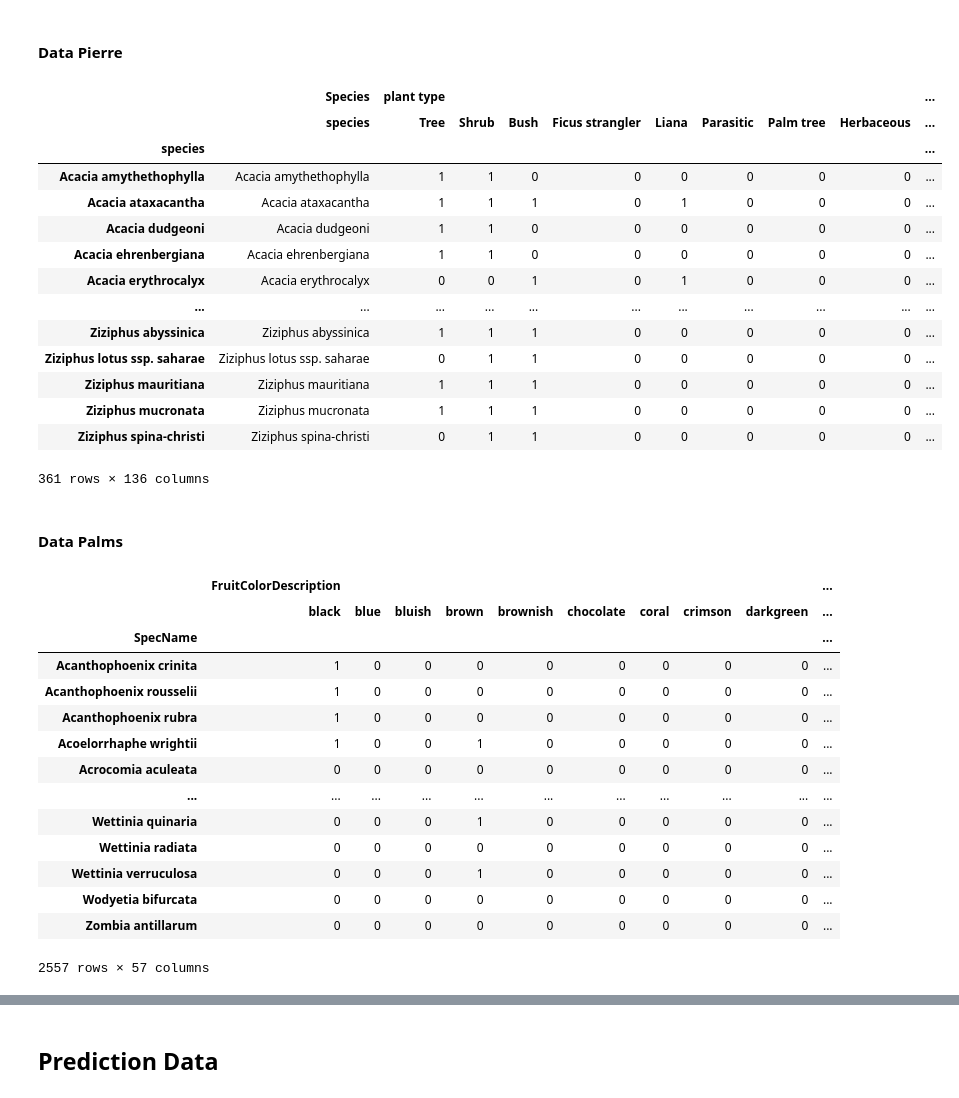
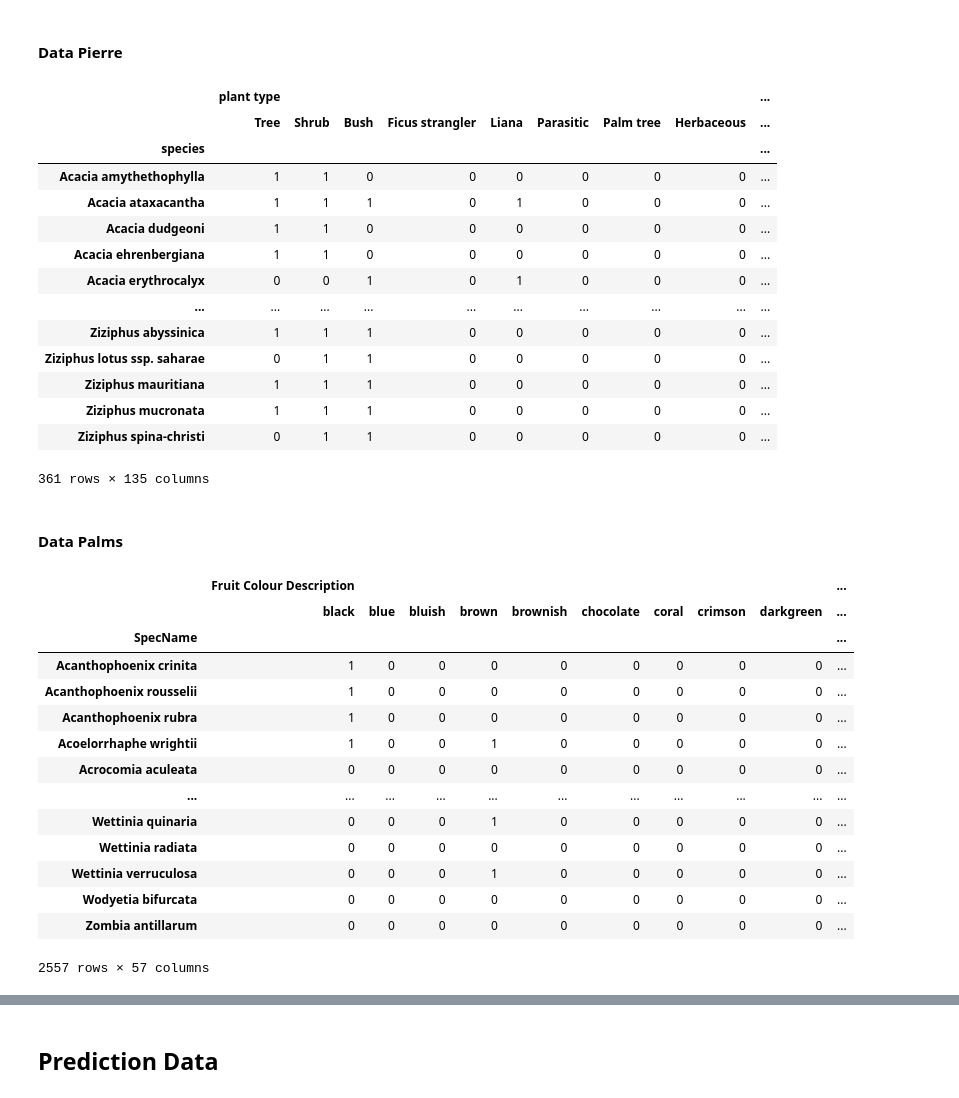
Before and after one commit to RobertvdV/GRS70424_Internship, a Jupyter notebook: notebooks/reports/plantdata_topk_sents_CompleteSents_simple_v1.0.ipynb, the cells around one changed output, grey strips where cells are left out. Saved outputs shown, nothing was run; the diff lists cells and outputs as text; code cells hidden in the pictures.

Commit message:
fixed colour description

```diff
--- a/notebooks/reports/plantdata_topk_sents_CompleteSents_simple_v1.0.ipynb
+++ b/notebooks/reports/plantdata_topk_sents_CompleteSents_simple_v1.0.ipynb
@@ -368,25 +373,26 @@ df_Andrei_dummies
 # %%
 file_name = root + 'Dataset_Pierre.csv'
 df_Pierre = pd.read_csv(file_name, header=[0, 1])
 df_Pierre = df_Pierre.iloc[: , 1:]
 df_Pierre = df_Pierre.set_index(df_Pierre['Species']['species'])
+df_Pierre = df_Pierre.drop(columns=['Species'])
 df_Pierre
 # %% [output]
-|  | Species | plant type |  |  |  |  |  |  |  | ... |
-|  | species | Tree | Shrub | Bush | Ficus strangler | Liana | Parasitic | Palm tree | Herbaceous | ... |
-| species |  |  |  |  |  |  |  |  |  | ... |
-| Acacia amythethophylla | Acacia amythethophylla | 1 | 1 | 0 | 0 | 0 | 0 | 0 | 0 | ... |
-| Acacia ataxacantha | Acacia ataxacantha | 1 | 1 | 1 | 0 | 1 | 0 | 0 | 0 | ... |
-| Acacia dudgeoni | Acacia dudgeoni | 1 | 1 | 0 | 0 | 0 | 0 | 0 | 0 | ... |
-| Acacia ehrenbergiana | Acacia ehrenbergiana | 1 | 1 | 0 | 0 | 0 | 0 | 0 | 0 | ... |
-| Acacia erythrocalyx | Acacia erythrocalyx | 0 | 0 | 1 | 0 | 1 | 0 | 0 | 0 | ... |
-| ... | ... | ... | ... | ... | ... | ... | ... | ... | ... | ... |
-| Ziziphus abyssinica | Ziziphus abyssinica | 1 | 1 | 1 | 0 | 0 | 0 | 0 | 0 | ... |
-| Ziziphus lotus ssp. saharae | Ziziphus lotus ssp. saharae | 0 | 1 | 1 | 0 | 0 | 0 | 0 | 0 | ... |
-| Ziziphus mauritiana | Ziziphus mauritiana | 1 | 1 | 1 | 0 | 0 | 0 | 0 | 0 | ... |
-| Ziziphus mucronata | Ziziphus mucronata | 1 | 1 | 1 | 0 | 0 | 0 | 0 | 0 | ... |
-| Ziziphus spina-christi | Ziziphus spina-christi | 0 | 1 | 1 | 0 | 0 | 0 | 0 | 0 | ... |
+|  | plant type |  |  |  |  |  |  |  | ... |
+|  | Tree | Shrub | Bush | Ficus strangler | Liana | Parasitic | Palm tree | Herbaceous | ... |
+| species |  |  |  |  |  |  |  |  | ... |
+| Acacia amythethophylla | 1 | 1 | 0 | 0 | 0 | 0 | 0 | 0 | ... |
+| Acacia ataxacantha | 1 | 1 | 1 | 0 | 1 | 0 | 0 | 0 | ... |
+| Acacia dudgeoni | 1 | 1 | 0 | 0 | 0 | 0 | 0 | 0 | ... |
+| Acacia ehrenbergiana | 1 | 1 | 0 | 0 | 0 | 0 | 0 | 0 | ... |
+| Acacia erythrocalyx | 0 | 0 | 1 | 0 | 1 | 0 | 0 | 0 | ... |
+| ... | ... | ... | ... | ... | ... | ... | ... | ... | ... |
+| Ziziphus abyssinica | 1 | 1 | 1 | 0 | 0 | 0 | 0 | 0 | ... |
+| Ziziphus lotus ssp. saharae | 0 | 1 | 1 | 0 | 0 | 0 | 0 | 0 | ... |
+| Ziziphus mauritiana | 1 | 1 | 1 | 0 | 0 | 0 | 0 | 0 | ... |
+| Ziziphus mucronata | 1 | 1 | 1 | 0 | 0 | 0 | 0 | 0 | ... |
+| Ziziphus spina-christi | 0 | 1 | 1 | 0 | 0 | 0 | 0 | 0 | ... |
-361 rows × 136 columns
+361 rows × 135 columns
 # %% [markdown]
 #### Data Palms
 # %%
@@ -444,7 +450,7 @@ s = df_FruitColorDescription['FruitColorDescription']
 df_FruitColorDescription = pd.DataFrame(mlb.fit_transform(s),columns=mlb.classes_, index=df_Daniel.index)
 
 # Multiindex columns
-columns = [('FruitColorDescription', column) for column in df_FruitColorDescription.columns]
+columns = [('Fruit Colour Description', column) for column in df_FruitColorDescription.columns]
 df_FruitColorDescription.columns = pd.MultiIndex.from_tuples(columns)
 
 # Create dummies for color columns
@@ -492,7 +498,7 @@ data_frames = [df_FruitColorDescription, df_MainFruitColors, df_Daniels_str_non_
 df_Daniel_merged = pd.concat(data_frames, axis=1)
 df_Daniel_merged
 # %% [output]
-|  | FruitColorDescription |  |  |  |  |  |  |  |  | ... |
+|  | Fruit Colour Description |  |  |  |  |  |  |  |  | ... |
 |  | black | blue | bluish | brown | brownish | chocolate | coral | crimson | darkgreen | ... |
 | SpecName |  |  |  |  |  |  |  |  |  | ... |
 | Acanthophoenix crinita | 1 | 0 | 0 | 0 | 0 | 0 | 0 | 0 | 0 | ... |
```
Also changed, not shown: parts of 7 cells of this notebook.
